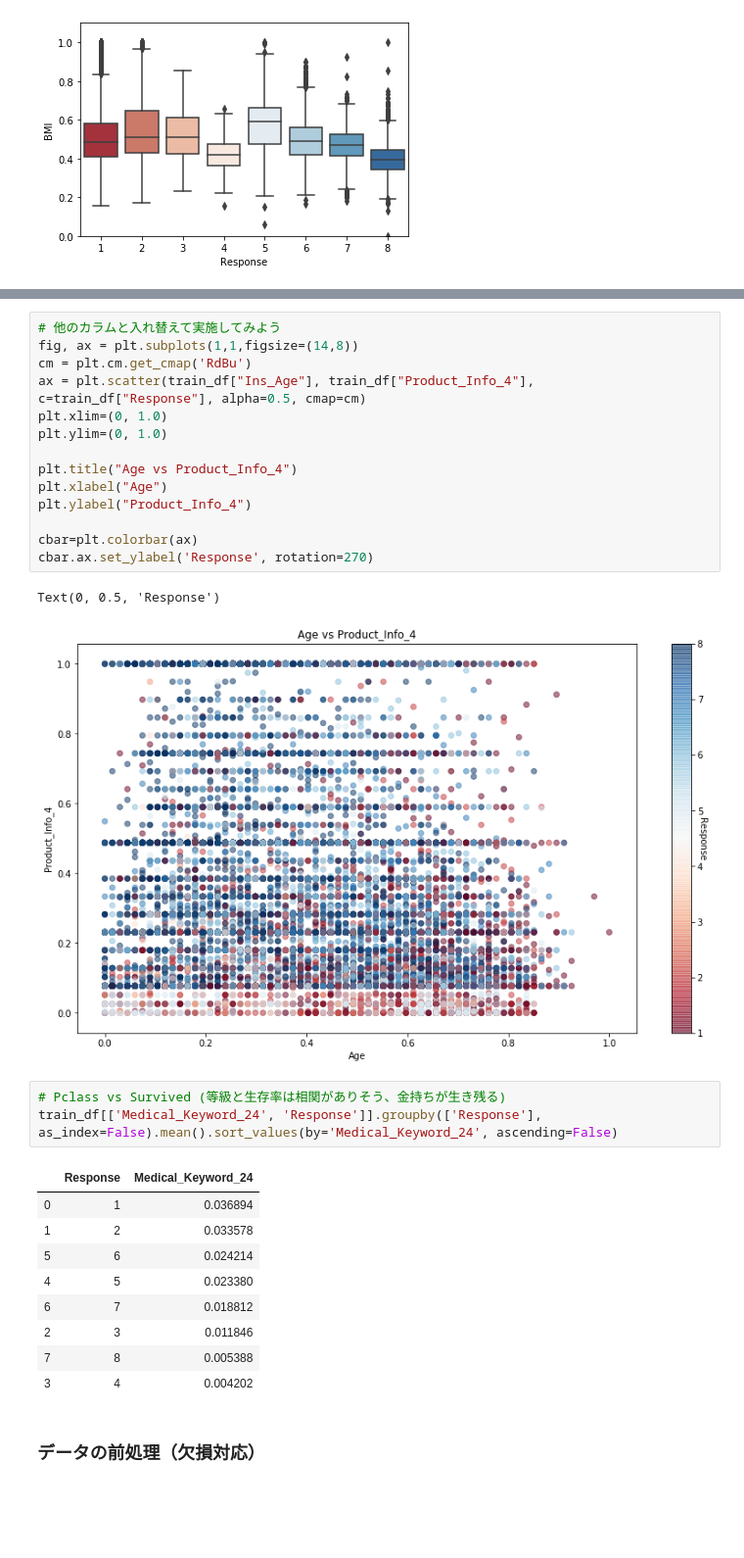
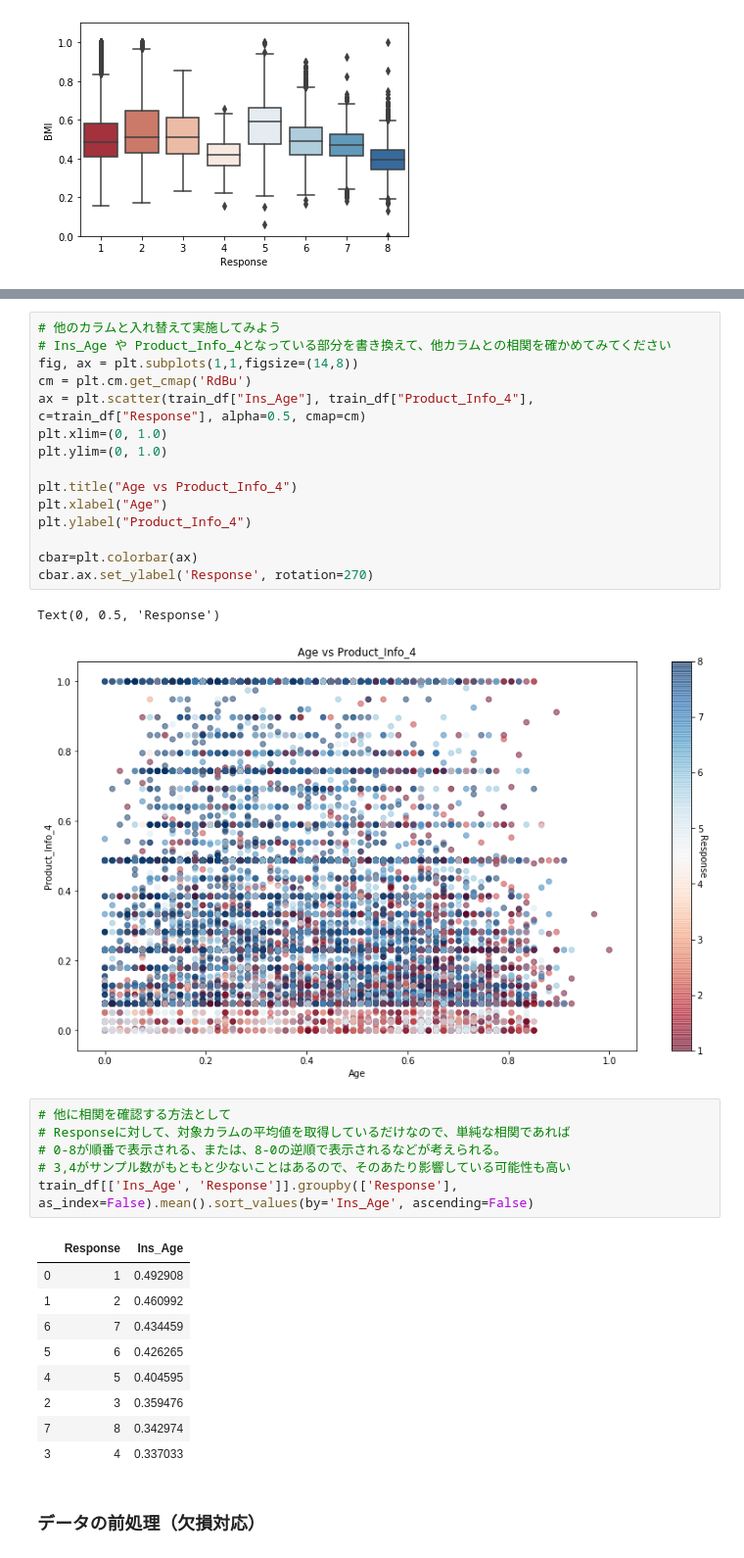
Before and after one commit to TakumiIwata/sample_notebook, a Jupyter notebook: life-insurance-assessment.ipynb, the cells around one changed output, grey strips where cells are left out. Shown at 98% size. Saved outputs shown, nothing was run; the diff lists cells and outputs as text; blank space fills up the shorter version.

```diff
--- a/life-insurance-assessment.ipynb
+++ b/life-insurance-assessment.ipynb
@@ -263,5 +277,6 @@ Text(0, 0.5, 'Response')
 # %%
 # 他のカラムと入れ替えて実施してみよう
+# Ins_Age や Product_Info_4となっている部分を書き換えて、他カラムとの相関を確かめてみてください
 fig, ax = plt.subplots(1,1,figsize=(14,8))
 cm = plt.cm.get_cmap('RdBu')
 ax = plt.scatter(train_df["Ins_Age"], train_df["Product_Info_4"], c=train_df["Response"], alpha=0.5, cmap=cm)
@@ -278,18 +293,21 @@ cbar.ax.set_ylabel('Response', rotation=270)
 Text(0, 0.5, 'Response')
 [figure]
 # %%
-# Pclass vs Survived (等級と生存率は相関がありそう、金持ちが生き残る)
-train_df[['Medical_Keyword_24', 'Response']].groupby(['Response'], as_index=False).mean().sort_values(by='Medical_Keyword_24', ascending=False)
+# 他に相関を確認する方法として
+# Responseに対して、対象カラムの平均値を取得しているだけなので、単純な相関であれば
+# 0-8が順番で表示される、または、8-0の逆順で表示されるなどが考えられる。
+# 3,4がサンプル数がもともと少ないことはあるので、そのあたり影響している可能性も高い
+train_df[['Ins_Age', 'Response']].groupby(['Response'], as_index=False).mean().sort_values(by='Ins_Age', ascending=False)
 # %% [output]
-|  | Response | Medical_Keyword_24 |
-| 0 | 1 | 0.036894 |
-| 1 | 2 | 0.033578 |
-| 5 | 6 | 0.024214 |
-| 4 | 5 | 0.023380 |
-| 6 | 7 | 0.018812 |
-| 2 | 3 | 0.011846 |
-| 7 | 8 | 0.005388 |
-| 3 | 4 | 0.004202 |
+|  | Response | Ins_Age |
+| 0 | 1 | 0.492908 |
+| 1 | 2 | 0.460992 |
+| 6 | 7 | 0.434459 |
+| 5 | 6 | 0.426265 |
+| 4 | 5 | 0.404595 |
+| 2 | 3 | 0.359476 |
+| 7 | 8 | 0.342974 |
+| 3 | 4 | 0.337033 |
 # %% [markdown]
 ### データの前処理（欠損対応）
 # %%
```
Also changed, not shown: parts of 42 cells of this notebook.
